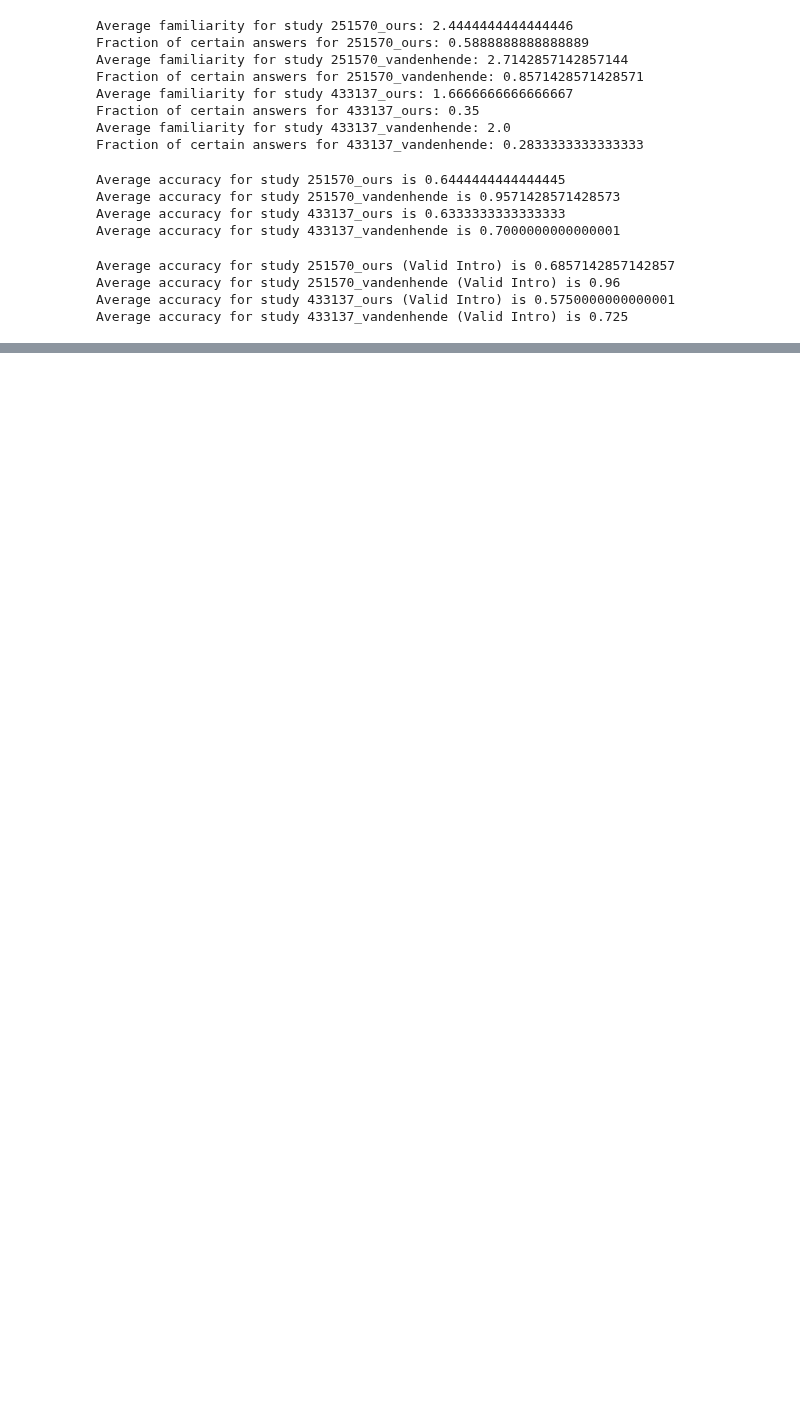
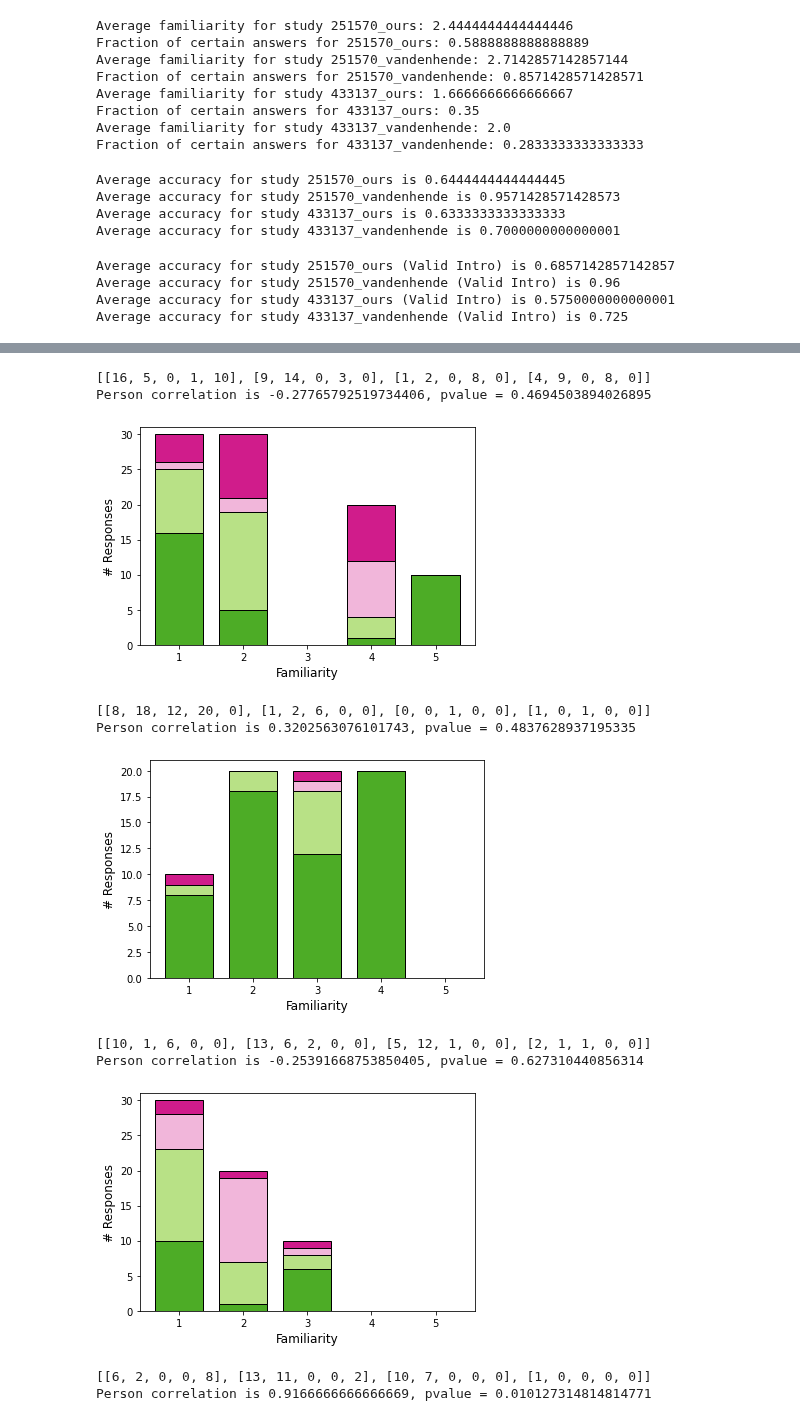
Before and after one commit to florenceboettger/visual-counterfactuals, a Jupyter notebook: study_analysis/study_evaluate.ipynb, the cells around one changed output, grey strips where cells are left out. Drawn from its saved outputs; the diff is of its cells as text; code cells hidden in the pictures; blank space fills up the shorter version.

```diff
--- a/study_analysis/study_evaluate.ipynb
+++ b/study_analysis/study_evaluate.ipynb
@@ -126,0 +132,15 @@ visualize_familiarity_correlation(studies)
+# %%
+for i, s in enumerate(studies):
+    visualize_familiarity_accuracy(s, legend="upper right" if i == 3 else None)
+# %% [output]
+[[16, 5, 0, 1, 10], [9, 14, 0, 3, 0], [1, 2, 0, 8, 0], [4, 9, 0, 8, 0]]
+Person correlation is -0.27765792519734406, pvalue = 0.4694503894026895
+[figure, added]
+[[8, 18, 12, 20, 0], [1, 2, 6, 0, 0], [0, 0, 1, 0, 0], [1, 0, 1, 0, 0]]
+Person correlation is 0.3202563076101743, pvalue = 0.4837628937195335
+[figure, added]
+[[10, 1, 6, 0, 0], [13, 6, 2, 0, 0], [5, 12, 1, 0, 0], [2, 1, 1, 0, 0]]
+Person correlation is -0.25391668753850405, pvalue = 0.627310440856314
+[figure, added]
+[[6, 2, 0, 0, 8], [13, 11, 0, 0, 2], [10, 7, 0, 0, 0], [1, 0, 0, 0, 0]]
+Person correlation is 0.9166666666666669, pvalue = 0.010127314814814771
```
Also changed, not shown: parts of 8 cells of this notebook, 39 other files.
